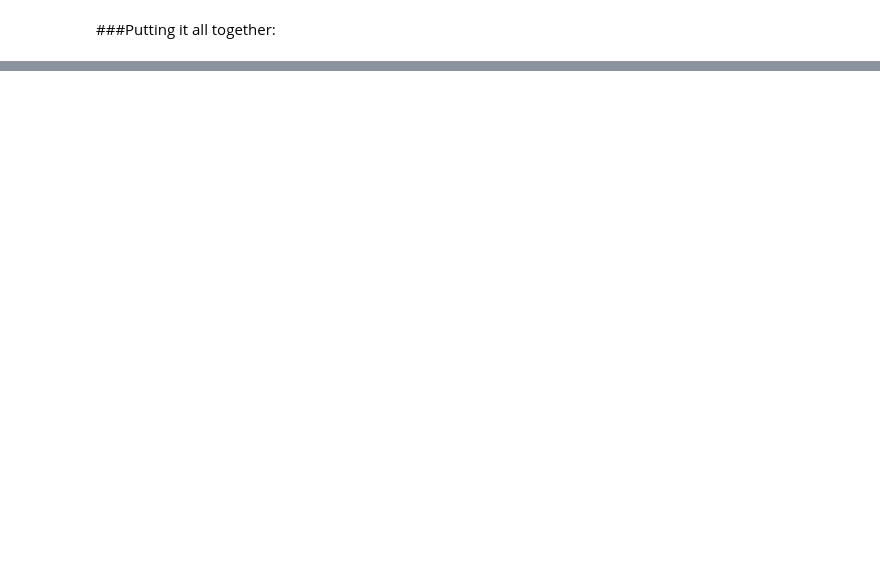
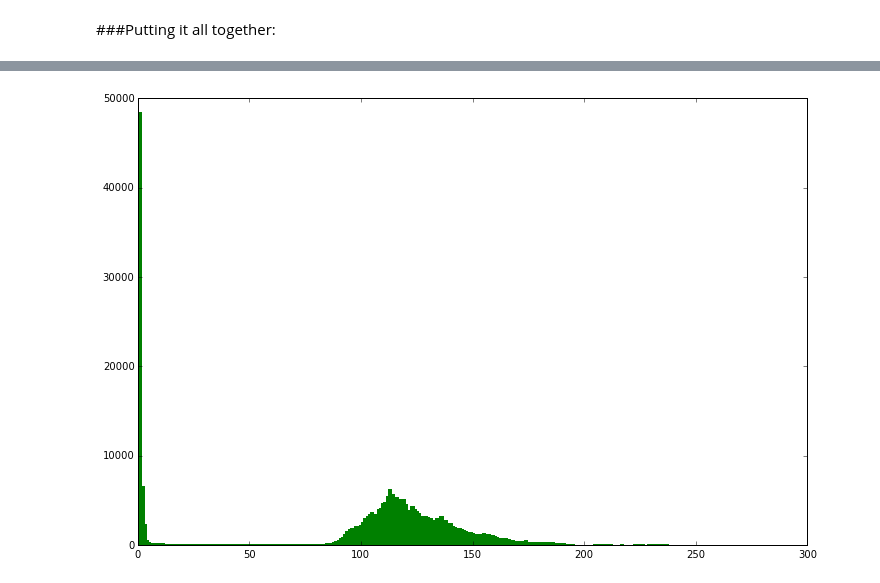
Before and after one commit to fierval/retina, a Jupyter notebook: DiabeticRetinopathy/Features/Color Map by Histogram and Contour Finding.ipynb, the cells around one changed output, grey strips where cells are left out. Cells and saved outputs as stored; diff of their text form; code cells hidden in the pictures; blank space fills up the shorter version.

```diff
--- a/DiabeticRetinopathy/Features/Color Map by Histogram and Contour Finding.ipynb
+++ b/DiabeticRetinopathy/Features/Color Map by Histogram and Contour Finding.ipynb
@@ -169,0 +170,9 @@ Here we define it instead as $H_i= {1 \over {|I| - h_k}} \sum\limits_{j = k}^{i}
+# %%
+# here is the histogram of the reference image:
+hist_green = cv2.calcHist([ref_image], [1], None, [256], np.array([0, 255]))
+fig = plt.figure()
+plt.bar(np.arange(256), hist_green, width=2, color='g', edgecolor='none')
+fig.set_size_inches(np.array(fig.get_size_inches(), dtype=np.float) * 2)
+plt.show()
+# %% [output]
+[figure, added]
```
Also changed, not shown: parts of 10 cells of this notebook.
